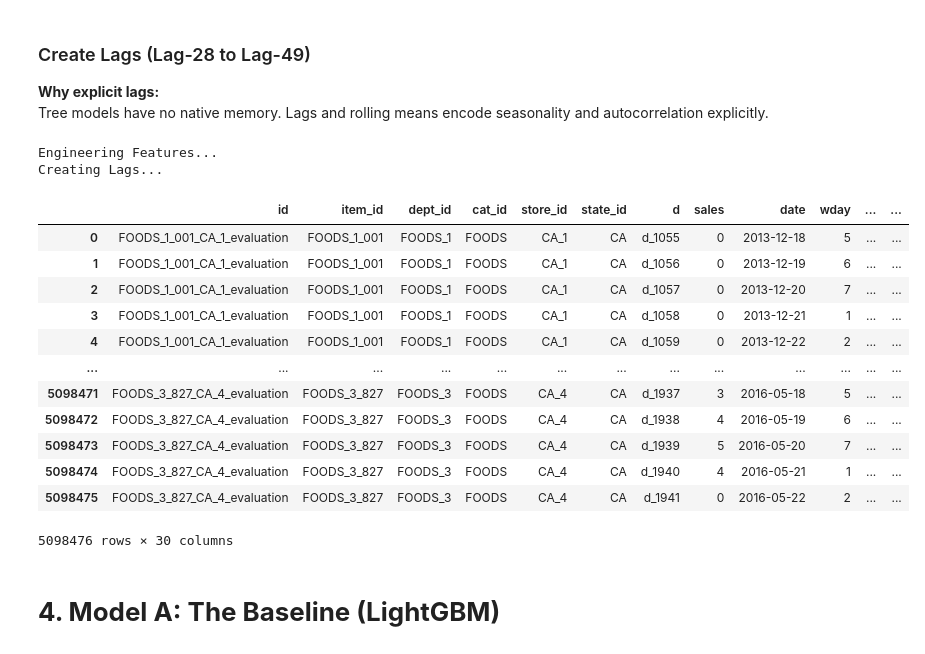
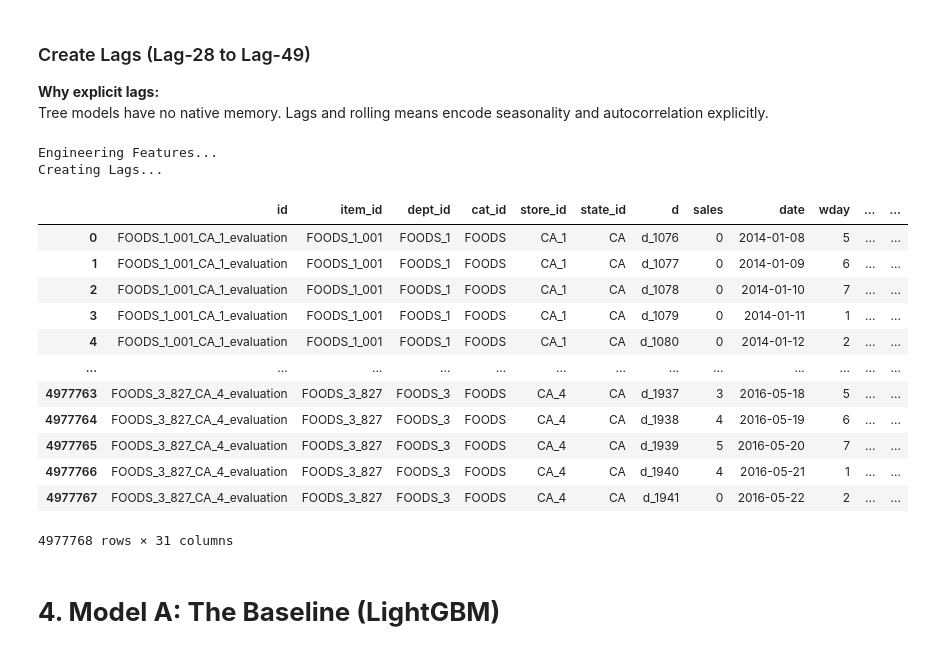
Before and after one commit to Zak-Las/Walmart-Demand-Forcasting, a Jupyter notebook: Notebooks/01_local_dynamics.ipynb, the cells around one changed output. Saved outputs shown, nothing was run; the diff lists cells and outputs as text; code cells hidden in the pictures.

```diff
--- a/Notebooks/01_local_dynamics.ipynb
+++ b/Notebooks/01_local_dynamics.ipynb
@@ -159,73 +89,55 @@ Tree models have no native memory. Lags and rolling means encode seasonality and
 # %%
 # =========================
 # 5. FEATURE ENGINEERING
 # =========================
 
 print("Engineering Features...")
 
-# 5.1 Cyclical Encoding for Time Features
-# We map the time features onto a circle to preserve continuity.
-# e.g., Month 12 (Dec) is close to Month 1 (Jan).
+# 5.1 Cyclical time features (moved to src/utils/m5_features.py)
+add_cyclical_time_features(df_lgbm, wday_col="wday", month_col="month")
 
-# Weekly Cycle (wday is 1-7)
-df_lgbm['wday_sin'] = np.sin(2 * np.pi * df_lgbm['wday'] / 7).astype('float32')
-df_lgbm['wday_cos'] = np.cos(2 * np.pi * df_lgbm['wday'] / 7).astype('float32')
+# 5.2 Encode categoricals
+# # Now 'None' / 'NoEvent' will be treated as just another category level.
+# cat_feats = ['item_id', 'dept_id', 'store_id'] + event_cols
+# for col in cat_feats:
+#     df_lgbm[col] = df_lgbm[col].astype('category')
 
-# Annual Cycle (month is 1-12)
-df_lgbm['month_sin'] = np.sin(2 * np.pi * df_lgbm['month'] / 12).astype('float32')
-df_lgbm['month_cos'] = np.cos(2 * np.pi * df_lgbm['month'] / 12).astype('float32')
-
-# 5.1 Encode Categoricals
-# Now 'None' will be treated as just another category level.
-cat_feats = ['item_id', 'dept_id', 'store_id'] + event_cols
-for col in cat_feats:
-    df_lgbm[col] = df_lgbm[col].astype('category')
-
-# 5.2 Lag Features
-# CRITICAL: I only use lags >= 28 to avoid recursive forecasting complexity
-# for the baseline. This lets me predict all 28 days at once.
+# 5.3 Lag + rolling mean features (moved to src/utils/m5_features.py)
 print("Creating Lags...")
 lags = [28, 35, 42, 49]
-lag_cols = []
-for lag in lags:
-    feat_name = f'lag_{lag}'
-    df_lgbm[feat_name] = df_lgbm.groupby('id')['sales'].shift(lag)
-    lag_cols.append(feat_name)
+df_lgbm, lag_cols = add_group_lags(df_lgbm, group_col="id", value_col="sales", lags=lags, dtype="float32")
 
-# 5.3 Rolling Features (Window shifted by 28 days)
-# Mean of sales from [t-28 to t-35]
-df_lgbm['rolling_mean_7'] = df_lgbm.groupby('id')['sales'].transform(
-    lambda x: x.shift(28).rolling(7).mean()
+df_lgbm, rolling_cols = add_group_rolling_means(
+    df_lgbm,
+    group_col="id",
+    value_col="sales",
+    shift=28,
+    windows=[7, 28,49],
+    dtype="float32",
 )
-df_lgbm['rolling_mean_28'] = df_lgbm.groupby('id')['sales'].transform(
-    lambda x: x.shift(28).rolling(28).mean()
-)
-rolling_cols = ['rolling_mean_7', 'rolling_mean_28']
 
-# 5.4 Drop rows with NaNs (TARGETED COLUMNS)
-# I only drop rows where the LAGS are NaN (the warmup period).
-# I preserve rows where sell_price might be NaN (though LightGBM handles those natively).
+# 5.4 Drop rows with NaNs (warmup period only)
 df_lgbm = df_lgbm.dropna(subset=lag_cols + rolling_cols)
 
 # SORT (Preserve Time Structure)
 df_lgbm = df_lgbm.sort_values(['id', 'd_int']).reset_index(drop=True)
 display(df_lgbm)
 # %% [output]
 Engineering Features...
 Creating Lags...
 |  | id | item_id | dept_id | cat_id | store_id | state_id | d | sales | date | wday | ... | ... |
-| 0 | FOODS_1_001_CA_1_evaluation | FOODS_1_001 | FOODS_1 | FOODS | CA_1 | CA | d_1055 | 0 | 2013-12-18 | 5 | ... | ... |
-| 1 | FOODS_1_001_CA_1_evaluation | FOODS_1_001 | FOODS_1 | FOODS | CA_1 | CA | d_1056 | 0 | 2013-12-19 | 6 | ... | ... |
-| 2 | FOODS_1_001_CA_1_evaluation | FOODS_1_001 | FOODS_1 | FOODS | CA_1 | CA | d_1057 | 0 | 2013-12-20 | 7 | ... | ... |
-| 3 | FOODS_1_001_CA_1_evaluation | FOODS_1_001 | FOODS_1 | FOODS | CA_1 | CA | d_1058 | 0 | 2013-12-21 | 1 | ... | ... |
-| 4 | FOODS_1_001_CA_1_evaluation | FOODS_1_001 | FOODS_1 | FOODS | CA_1 | CA | d_1059 | 0 | 2013-12-22 | 2 | ... | ... |
+| 0 | FOODS_1_001_CA_1_evaluation | FOODS_1_001 | FOODS_1 | FOODS | CA_1 | CA | d_1076 | 0 | 2014-01-08 | 5 | ... | ... |
+| 1 | FOODS_1_001_CA_1_evaluation | FOODS_1_001 | FOODS_1 | FOODS | CA_1 | CA | d_1077 | 0 | 2014-01-09 | 6 | ... | ... |
+| 2 | FOODS_1_001_CA_1_evaluation | FOODS_1_001 | FOODS_1 | FOODS | CA_1 | CA | d_1078 | 0 | 2014-01-10 | 7 | ... | ... |
+| 3 | FOODS_1_001_CA_1_evaluation | FOODS_1_001 | FOODS_1 | FOODS | CA_1 | CA | d_1079 | 0 | 2014-01-11 | 1 | ... | ... |
+| 4 | FOODS_1_001_CA_1_evaluation | FOODS_1_001 | FOODS_1 | FOODS | CA_1 | CA | d_1080 | 0 | 2014-01-12 | 2 | ... | ... |
 | ... | ... | ... | ... | ... | ... | ... | ... | ... | ... | ... | ... | ... |
-| 5098471 | FOODS_3_827_CA_4_evaluation | FOODS_3_827 | FOODS_3 | FOODS | CA_4 | CA | d_1937 | 3 | 2016-05-18 | 5 | ... | ... |
-| 5098472 | FOODS_3_827_CA_4_evaluation | FOODS_3_827 | FOODS_3 | FOODS | CA_4 | CA | d_1938 | 4 | 2016-05-19 | 6 | ... | ... |
-| 5098473 | FOODS_3_827_CA_4_evaluation | FOODS_3_827 | FOODS_3 | FOODS | CA_4 | CA | d_1939 | 5 | 2016-05-20 | 7 | ... | ... |
-| 5098474 | FOODS_3_827_CA_4_evaluation | FOODS_3_827 | FOODS_3 | FOODS | CA_4 | CA | d_1940 | 4 | 2016-05-21 | 1 | ... | ... |
-| 5098475 | FOODS_3_827_CA_4_evaluation | FOODS_3_827 | FOODS_3 | FOODS | CA_4 | CA | d_1941 | 0 | 2016-05-22 | 2 | ... | ... |
+| 4977763 | FOODS_3_827_CA_4_evaluation | FOODS_3_827 | FOODS_3 | FOODS | CA_4 | CA | d_1937 | 3 | 2016-05-18 | 5 | ... | ... |
+| 4977764 | FOODS_3_827_CA_4_evaluation | FOODS_3_827 | FOODS_3 | FOODS | CA_4 | CA | d_1938 | 4 | 2016-05-19 | 6 | ... | ... |
+| 4977765 | FOODS_3_827_CA_4_evaluation | FOODS_3_827 | FOODS_3 | FOODS | CA_4 | CA | d_1939 | 5 | 2016-05-20 | 7 | ... | ... |
+| 4977766 | FOODS_3_827_CA_4_evaluation | FOODS_3_827 | FOODS_3 | FOODS | CA_4 | CA | d_1940 | 4 | 2016-05-21 | 1 | ... | ... |
+| 4977767 | FOODS_3_827_CA_4_evaluation | FOODS_3_827 | FOODS_3 | FOODS | CA_4 | CA | d_1941 | 0 | 2016-05-22 | 2 | ... | ... |
-5098476 rows × 30 columns
+4977768 rows × 31 columns
 # %% [markdown]
 # __4. Model A: The Baseline (LightGBM)__
 # %% [markdown]
```
Also changed, not shown: parts of 15 cells of this notebook, 1 other file.
